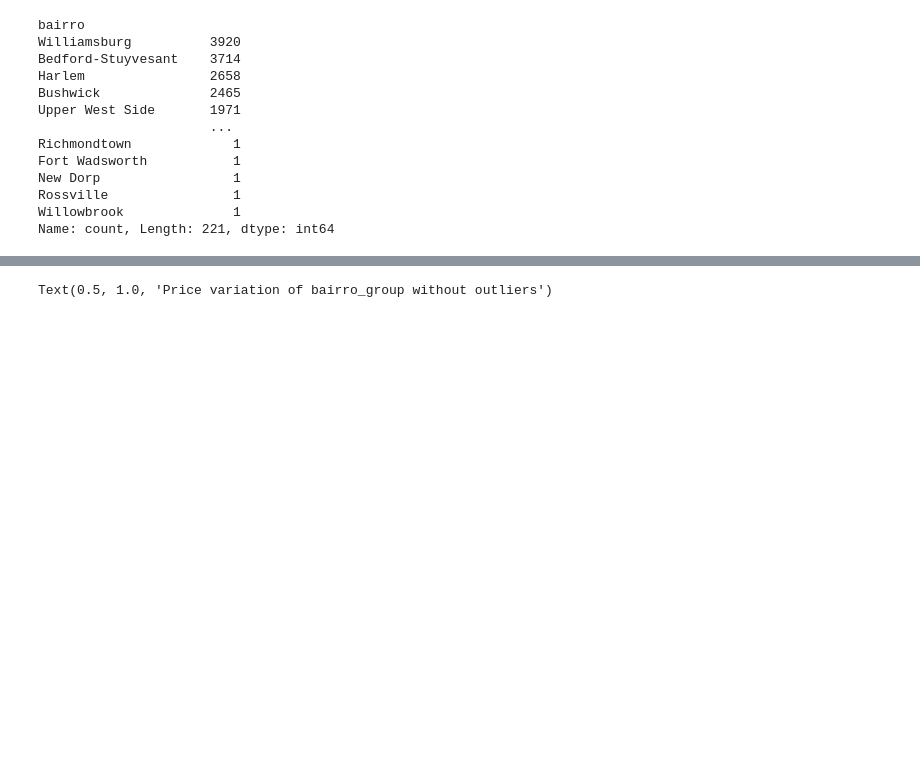
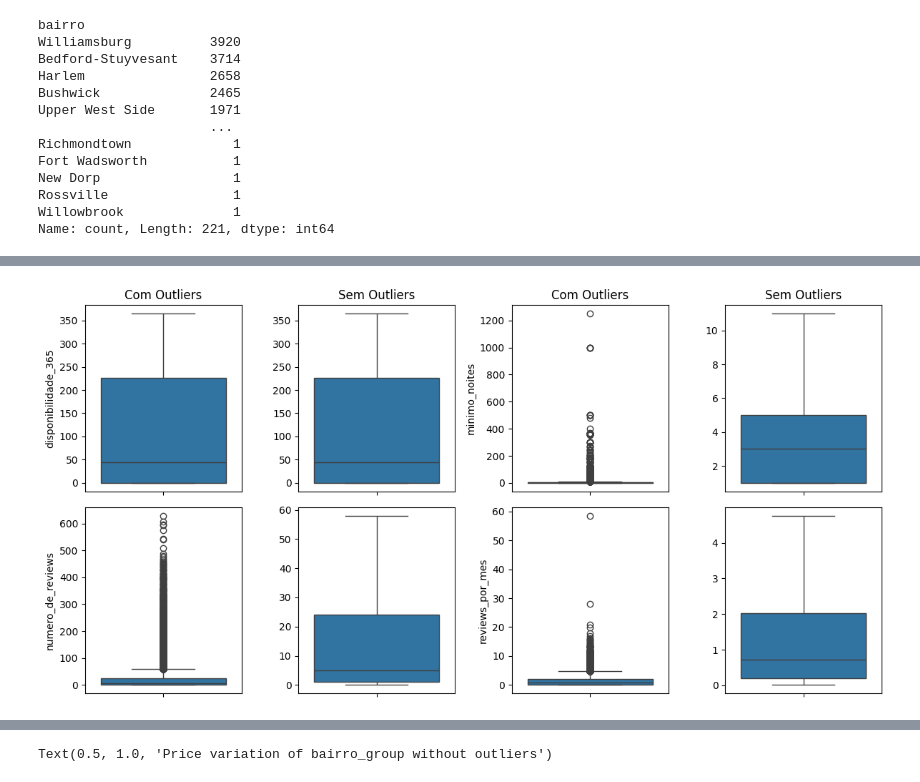
Before and after one commit to ismaalves/Desafio_Indicium, a Jupyter notebook: EDA.ipynb, the cells around one changed output, grey strips where cells are left out. Cells and saved outputs as stored; diff of their text form; code cells hidden in the pictures; blank space fills up the shorter version.

```diff
--- a/EDA.ipynb
+++ b/EDA.ipynb
@@ -323,0 +265,37 @@ Name: disponibilidade_365, dtype: int64
+# %%
+fig, ax = plt.subplots(2, 4, figsize=(12, 6))  # Ajuste do tamanho
+
+# Gráficos com e sem outliers
+sns.boxplot(data=dados, y='disponibilidade_365', ax=ax[0, 0])
+ax[0, 0].set_ylabel("disponibilidade_365")  # Nome da variável à esquerda
+ax[0, 0].set_title("Com Outliers")  # Título
+
+sns.boxplot(data=dados, y='disponibilidade_365', showfliers=False, ax=ax[0, 1])
+ax[0, 1].set_ylabel("")
+ax[0, 1].set_title("Sem Outliers")
+
+sns.boxplot(data=dados, y='minimo_noites', ax=ax[0, 2])
+ax[0, 2].set_ylabel("minimo_noites")
+ax[0, 2].set_title("Com Outliers")
+
+sns.boxplot(data=dados, y='minimo_noites', showfliers=False, ax=ax[0, 3])
+ax[0, 3].set_ylabel("")
+ax[0, 3].set_title("Sem Outliers")
+
+sns.boxplot(data=dados, y='numero_de_reviews', ax=ax[1, 0])
+ax[1, 0].set_ylabel("numero_de_reviews")
+
+sns.boxplot(data=dados, y='numero_de_reviews', showfliers=False, ax=ax[1, 1])
+ax[1, 1].set_ylabel("")
+
+sns.boxplot(data=dados, y='reviews_por_mes', ax=ax[1, 2])
+ax[1, 2].set_ylabel("reviews_por_mes")
+
+sns.boxplot(data=dados, y='reviews_por_mes', showfliers=False, ax=ax[1, 3])
+ax[1, 3].set_ylabel("")
+
+# Ajustar layout
+plt.tight_layout()
+plt.show()
+# %% [output]
+[figure, added]
```
Also changed, not shown: parts of 84 cells of this notebook, 1 other file.
